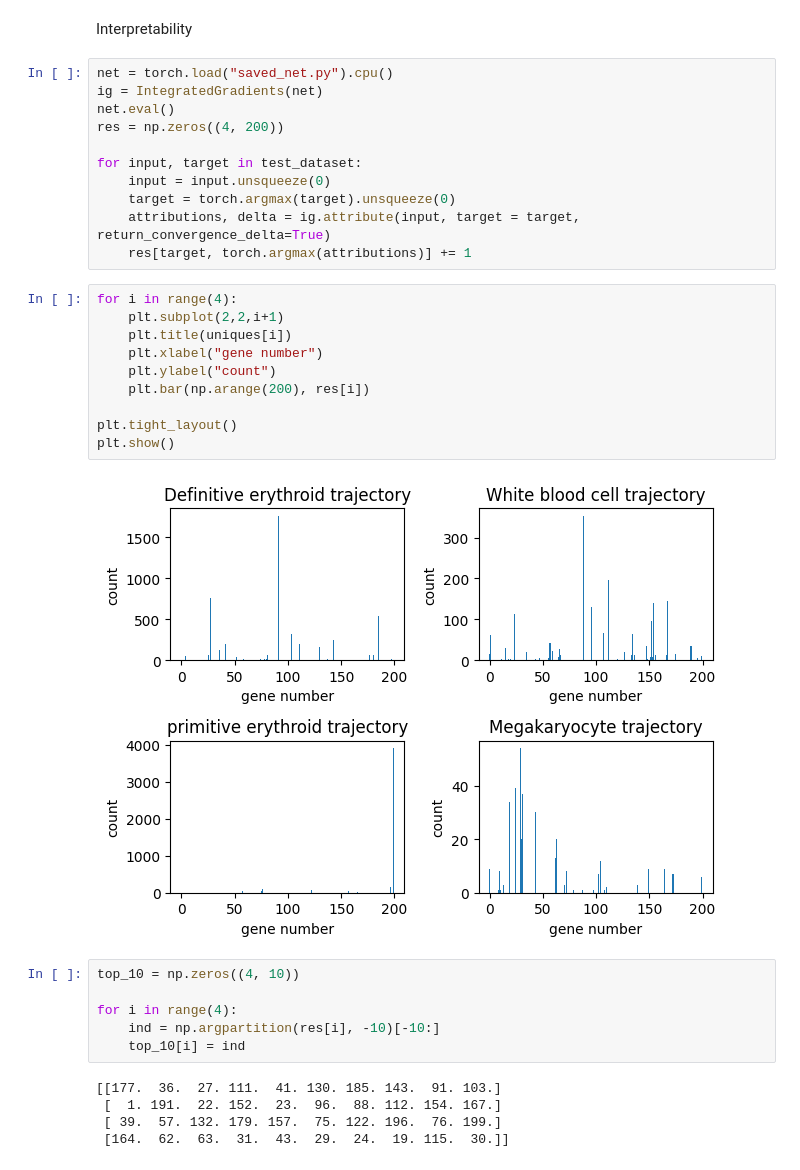
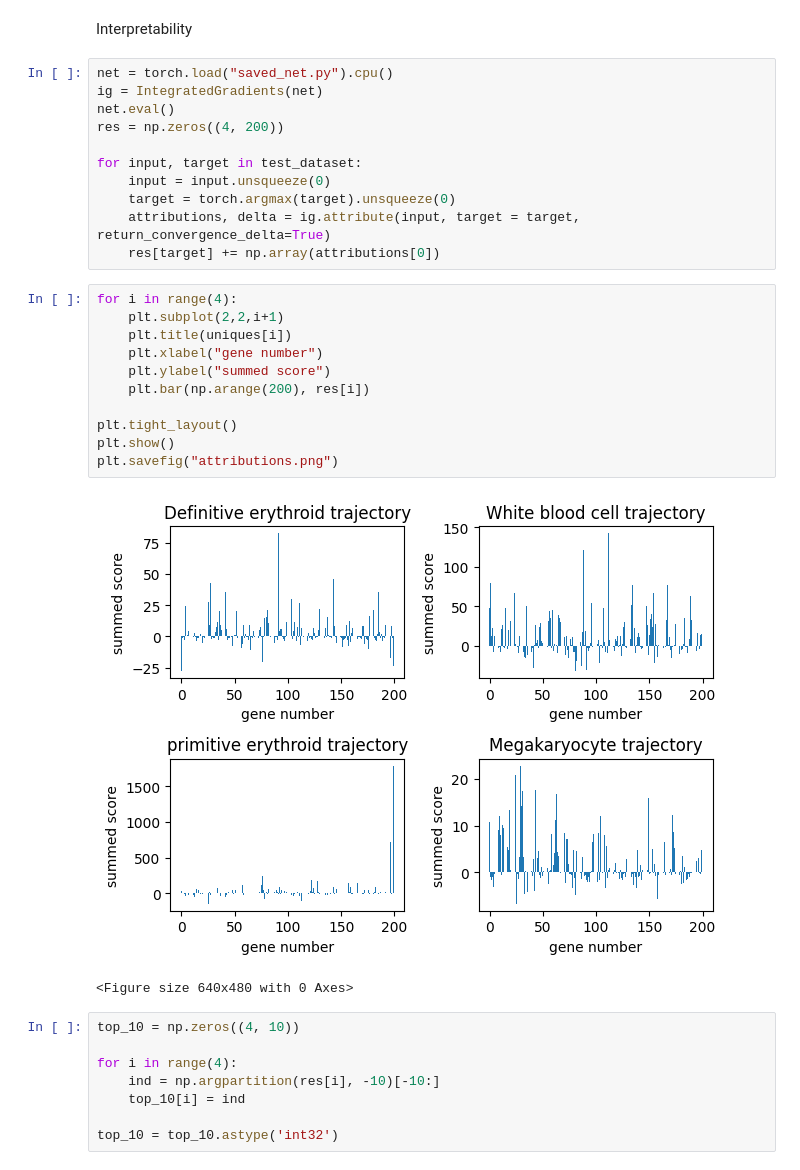
Before and after one commit to Maxalcer/DS_Project, a Jupyter notebook: Neural_Network/Neural_Network.ipynb, the cells around one changed output. Saved outputs shown, nothing was run; the diff lists cells and outputs as text.

```diff
--- a/Neural_Network/Neural_Network.ipynb
+++ b/Neural_Network/Neural_Network.ipynb
@@ -155,30 +155,29 @@ for input, target in test_dataset:
     input = input.unsqueeze(0)
     target = torch.argmax(target).unsqueeze(0)
     attributions, delta = ig.attribute(input, target = target, return_convergence_delta=True)
-    res[target, torch.argmax(attributions)] += 1
+    res[target] += np.array(attributions[0])
 # %%
 for i in range(4):
     plt.subplot(2,2,i+1)
     plt.title(uniques[i])
     plt.xlabel("gene number")
-    plt.ylabel("count")
+    plt.ylabel("summed score")
     plt.bar(np.arange(200), res[i])
 
 plt.tight_layout()
 plt.show()
+plt.savefig("attributions.png")
 # %% [output]
-[figure, old version]
+[figure, new version]
+<Figure size 640x480 with 0 Axes>
 # %%
 top_10 = np.zeros((4, 10))
 
 for i in range(4):
     ind = np.argpartition(res[i], -10)[-10:]
     top_10[i] = ind
+
+top_10 = top_10.astype('int32')
-# %% [output]
-[[177.  36.  27. 111.  41. 130. 185. 143.  91. 103.]
- [  1. 191.  22. 152.  23.  96.  88. 112. 154. 167.]
- [ 39.  57. 132. 179. 157.  75. 122. 196.  76. 199.]
- [164.  62.  63.  31.  43.  29.  24.  19. 115.  30.]]
 # %%
 genes = pd.read_csv("../DESeq/genes_by_sig_unique.csv")
 gene_annotations = pd.read_csv("../data/unprocessed/gene_annotate.csv")
```
Also changed, not shown: parts of 4 cells of this notebook, 2 other files.
